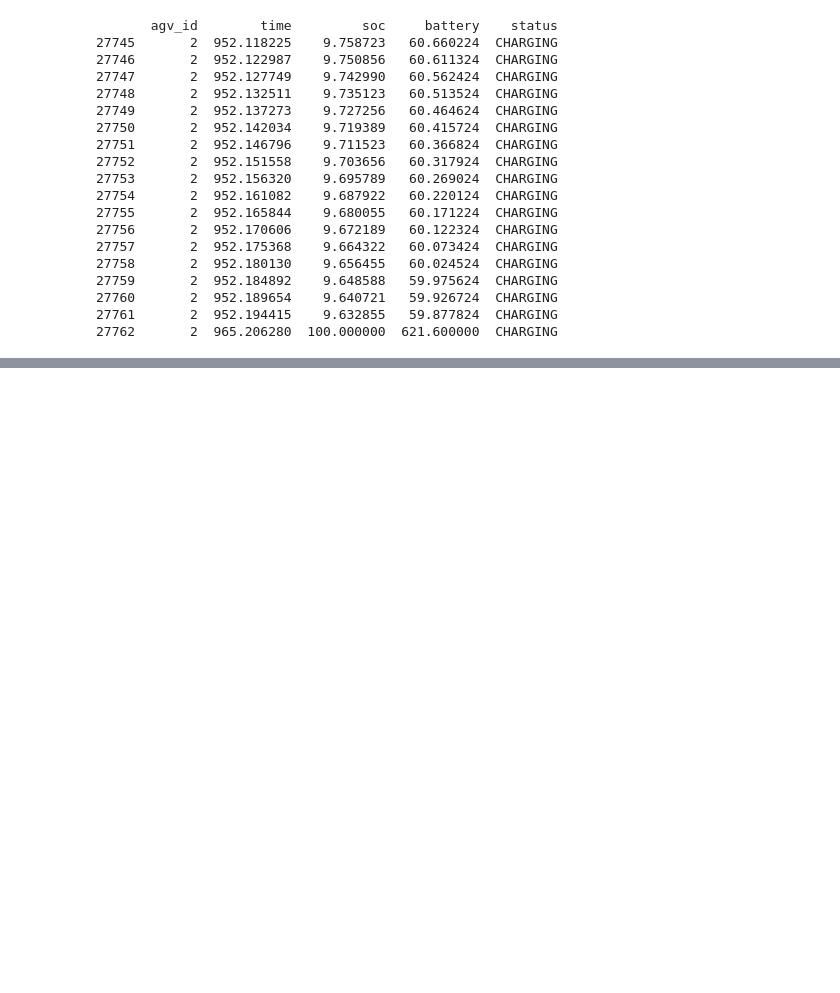
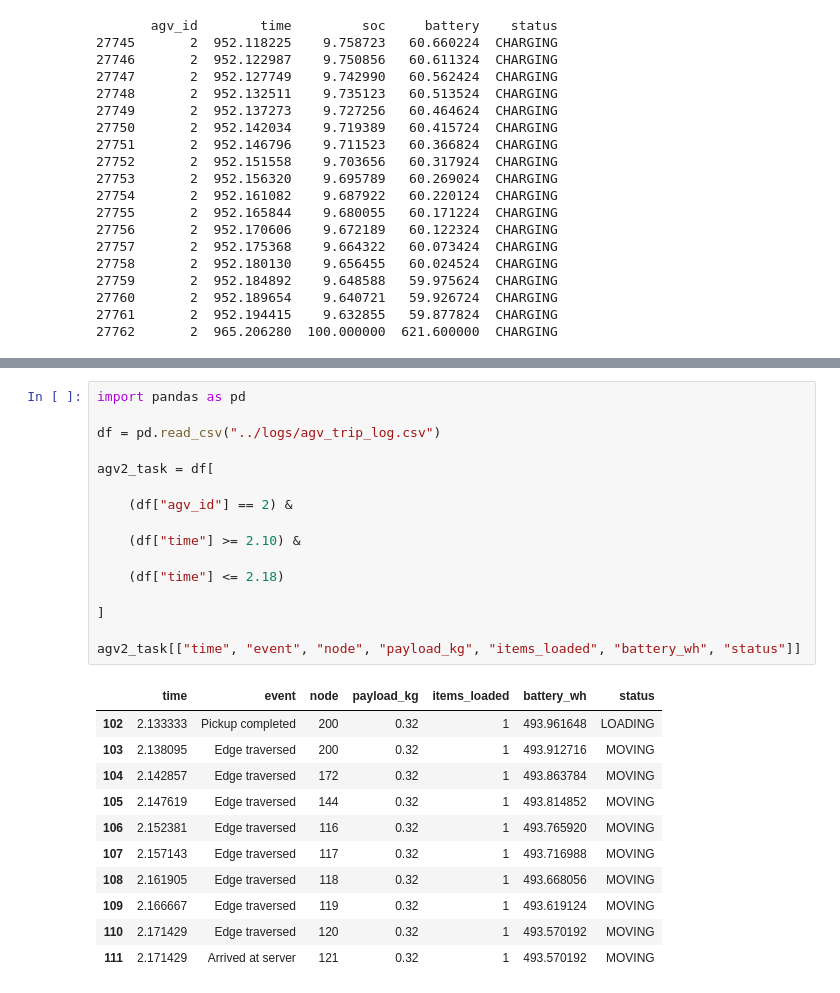
Before and after one commit to chenneman/sas-eew-group-1, a Jupyter notebook: scripts/Plots verification.ipynb, the cells around one changed output, grey strips where cells are left out. Cells and saved outputs as stored; diff of their text form; blank space fills up the shorter version.

```diff
--- a/scripts/Plots verification.ipynb
+++ b/scripts/Plots verification.ipynb
@@ -82,0 +109,28 @@ print(agv2_charging)
+# %%
+import pandas as pd
+
+df = pd.read_csv("../logs/agv_trip_log.csv")
+
+agv2_task = df[
+
+    (df["agv_id"] == 2) &
+
+    (df["time"] >= 2.10) &
+
+    (df["time"] <= 2.18)
+
+]
+
+agv2_task[["time", "event", "node", "payload_kg", "items_loaded", "battery_wh", "status"]]
+# %% [output]
+|  | time | event | node | payload_kg | items_loaded | battery_wh | status |
+| 102 | 2.133333 | Pickup completed | 200 | 0.32 | 1 | 493.961648 | LOADING |
+| 103 | 2.138095 | Edge traversed | 200 | 0.32 | 1 | 493.912716 | MOVING |
+| 104 | 2.142857 | Edge traversed | 172 | 0.32 | 1 | 493.863784 | MOVING |
+| 105 | 2.147619 | Edge traversed | 144 | 0.32 | 1 | 493.814852 | MOVING |
+| 106 | 2.152381 | Edge traversed | 116 | 0.32 | 1 | 493.765920 | MOVING |
+| 107 | 2.157143 | Edge traversed | 117 | 0.32 | 1 | 493.716988 | MOVING |
+| 108 | 2.161905 | Edge traversed | 118 | 0.32 | 1 | 493.668056 | MOVING |
+| 109 | 2.166667 | Edge traversed | 119 | 0.32 | 1 | 493.619124 | MOVING |
+| 110 | 2.171429 | Edge traversed | 120 | 0.32 | 1 | 493.570192 | MOVING |
+| 111 | 2.171429 | Arrived at server | 121 | 0.32 | 1 | 493.570192 | MOVING |
```
Also changed, not shown: parts of 2 cells of this notebook, 3 other files.
